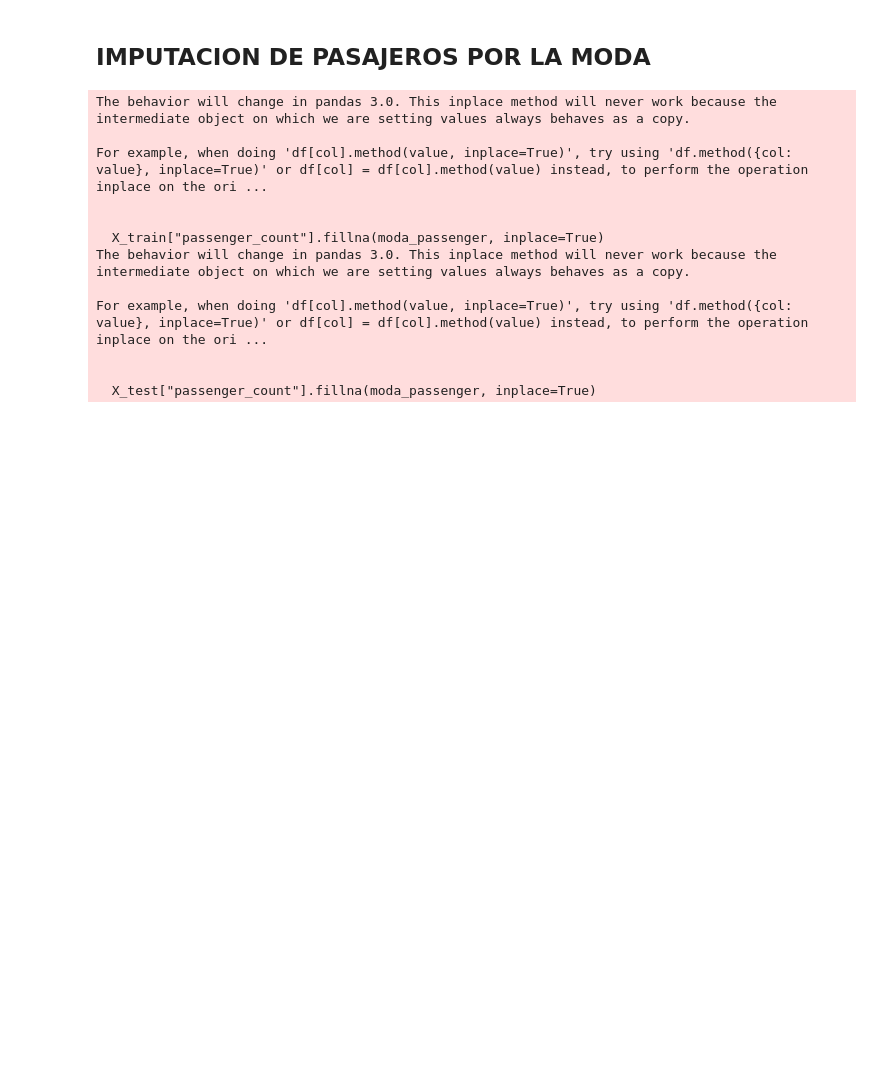
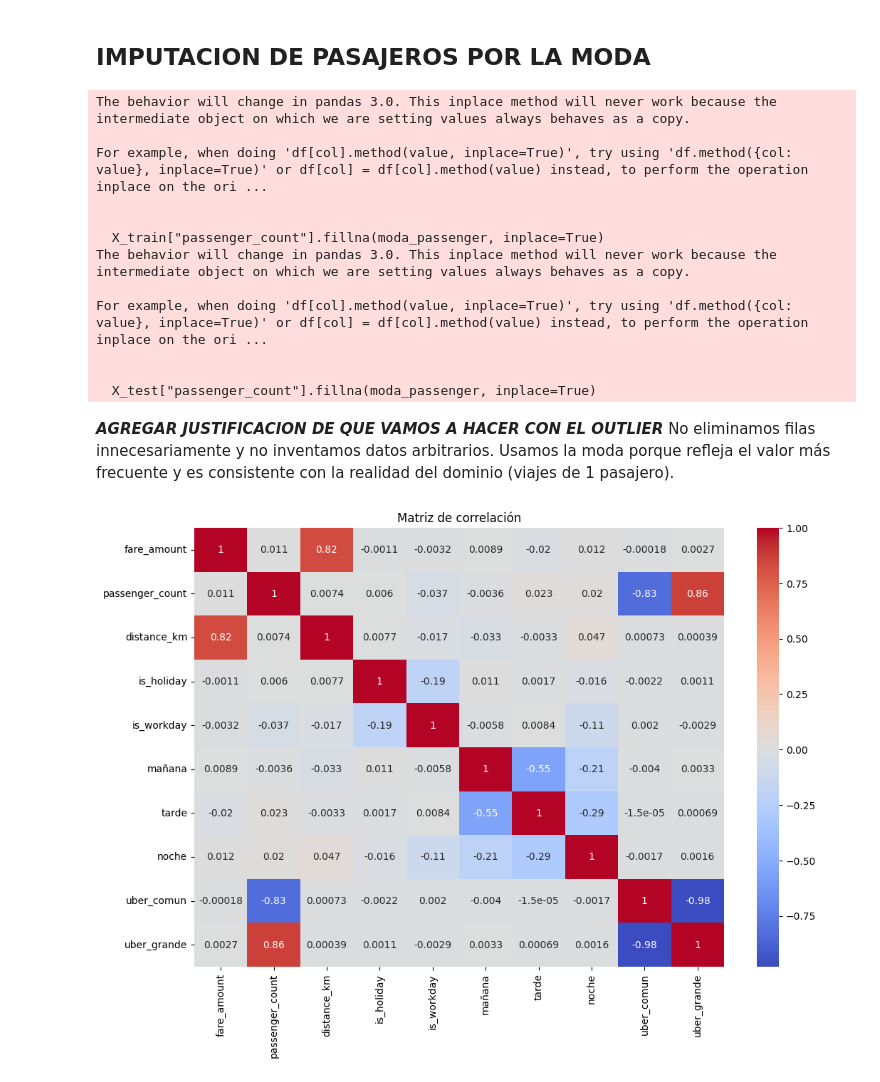
Before and after one commit to Flormezzano/TP-Regresion-AA1-2025C2-Mezzano-P-rez-Tapia, a Jupyter notebook: TP-Regresion-AA1-2025C2-Mezzano-Pérez-Tapia.ipynb, the cells around one changed output. Saved outputs shown, nothing was run; the diff lists cells and outputs as text; code cells hidden in the pictures; blank space fills up the shorter version.

```diff
--- a/TP-Regresion-AA1-2025C2-Mezzano-Pérez-Tapia.ipynb
+++ b/TP-Regresion-AA1-2025C2-Mezzano-Pérez-Tapia.ipynb
@@ -387,3 +389,10 @@ X_test['distance_km'] = haversine_km(
+# %%
+##Dropeamos pickup_latitude y dropoff_latitude
+
+X_train = X_train.drop(columns=['pickup_latitude', 'dropoff_latitude', 'pickup_longitude', 'dropoff_longitude'])
+X_test  = X_test.drop(columns=['pickup_latitude', 'dropoff_latitude', 'pickup_longitude', 'dropoff_longitude'])
+
+df_modelo = df_modelo.drop(columns=['pickup_latitude', 'dropoff_latitude', 'pickup_longitude', 'dropoff_longitude'])
 # %% [markdown]
 IMPUTACION DE LOS VALORES DE FARE_AMOUNT DE LA DISTANCIA 0
 # %%
@@ -416,6 +425,19 @@ For example, when doing 'df[col].method(value, inplace=True)', try using 'df.met
 
 
   X_test["passenger_count"].fillna(moda_passenger, inplace=True)
+# %% [markdown]
+***AGREGAR JUSTIFICACION DE QUE VAMOS A HACER CON EL OUTLIER***
+No eliminamos filas innecesariamente y no inventamos datos arbitrarios. Usamos la moda porque refleja el valor más frecuente y es consistente con la realidad del dominio (viajes de 1 pasajero).
+# %%
+# Supongamos que tus features están en un DataFrame "df"
+corr = df_modelo.corr()
+
+plt.figure(figsize=(12,8))
+sns.heatmap(corr, annot=True, cmap="coolwarm")
+plt.title("Matriz de correlación")
+plt.show()
+# %% [output]
+[figure, added]
 # %%
 ##histograma de fare_amount
 plt.figure(figsize=(6,4))
```
Also changed, not shown: parts of 32 cells of this notebook, 1 other file.
